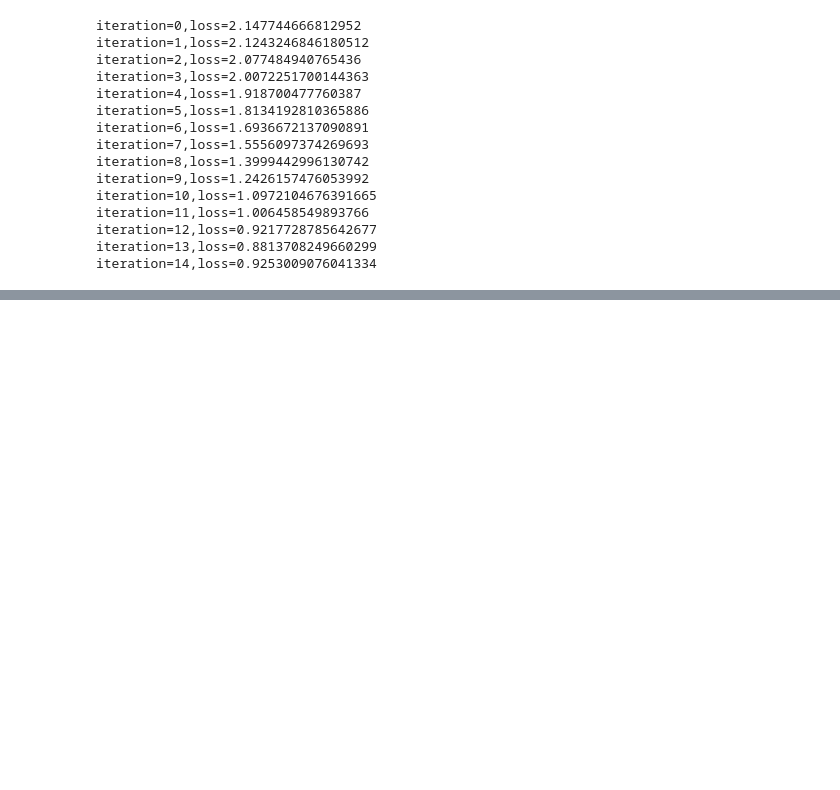
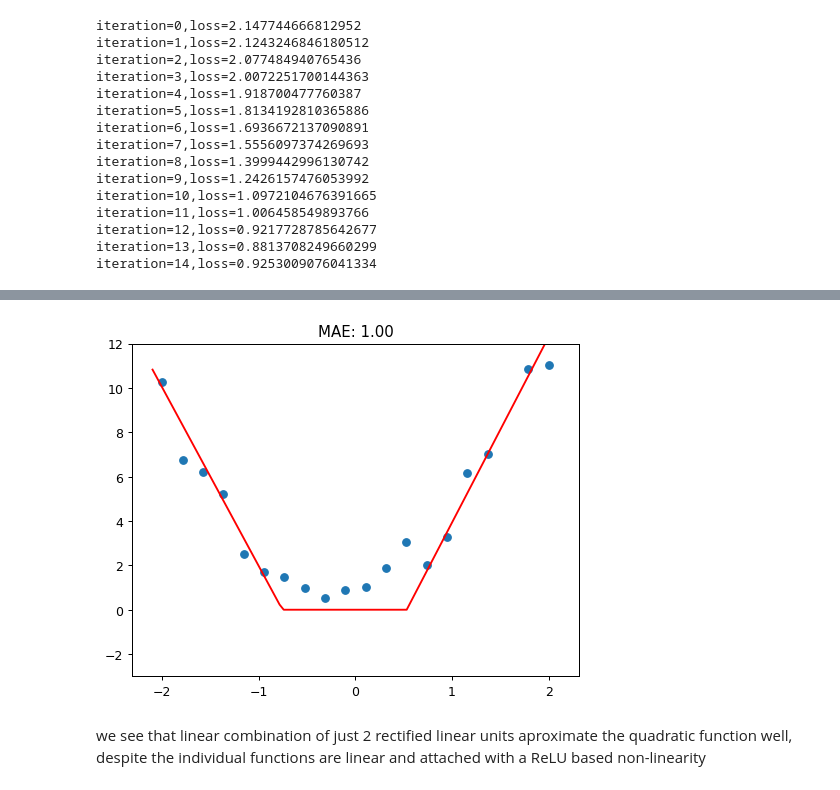
Before and after one commit to jobinwilson/neuralnet_intuition, a Jupyter notebook: universal_function_aproximator.ipynb, the cells around one changed output, grey strips where cells are left out. Saved outputs shown, nothing was run; the diff lists cells and outputs as text; code cells hidden in the pictures; blank space fills up the shorter version.

```diff
--- a/universal_function_aproximator.ipynb
+++ b/universal_function_aproximator.ipynb
@@ -149,0 +192,8 @@ iteration=14,loss=0.9253009076041334
+# %%
+## we want to find the gradient of the loss function and adjust the parameters of rectified linear units accordingly ##
+def make_double_relu(a1,b1,a2,b2):
+    return partial(double_relu,a1,b1,a2,b2)
+
+def loss_function_of_double_relu(params):
+    f = make_double_relu(*params)
+    return mae(f(x),y)
@@ -149,0 +204,7 @@ iteration=14,loss=0.9253009076041334
+# %%
+for i in range(25):
+    loss = loss_function_of_double_relu(random_params)
+    loss.backward()
+    with torch.no_grad():
+        random_params-=random_params.grad*(5*np.exp(-i*0.25))
+        print(f'iteration={i},loss={loss}')
@@ -149,0 +229,15 @@ iteration=14,loss=0.9253009076041334
+# %%
+## plot the fit using double relu
+def plot_double_relu(params):
+    a1,b1,a2,b2  = params.cpu().detach()
+    f = make_double_relu(a1,b1,a2,b2)
+    plt.scatter(x,y)
+    loss = mae(f(x), y)
+    plot_function(f, ylim=(-3,12), title=f"MAE: {loss:.2f}")
+# %%
+plot_double_relu(random_params)
+# %% [output]
+[figure, added]
+# %% [markdown]
+we see that linear combination of just 2 rectified linear units aproximate the quadratic function well,
+despite the individual functions are linear and attached with a ReLU based non-linearity
```
Also changed, not shown: parts of 13 cells of this notebook.
